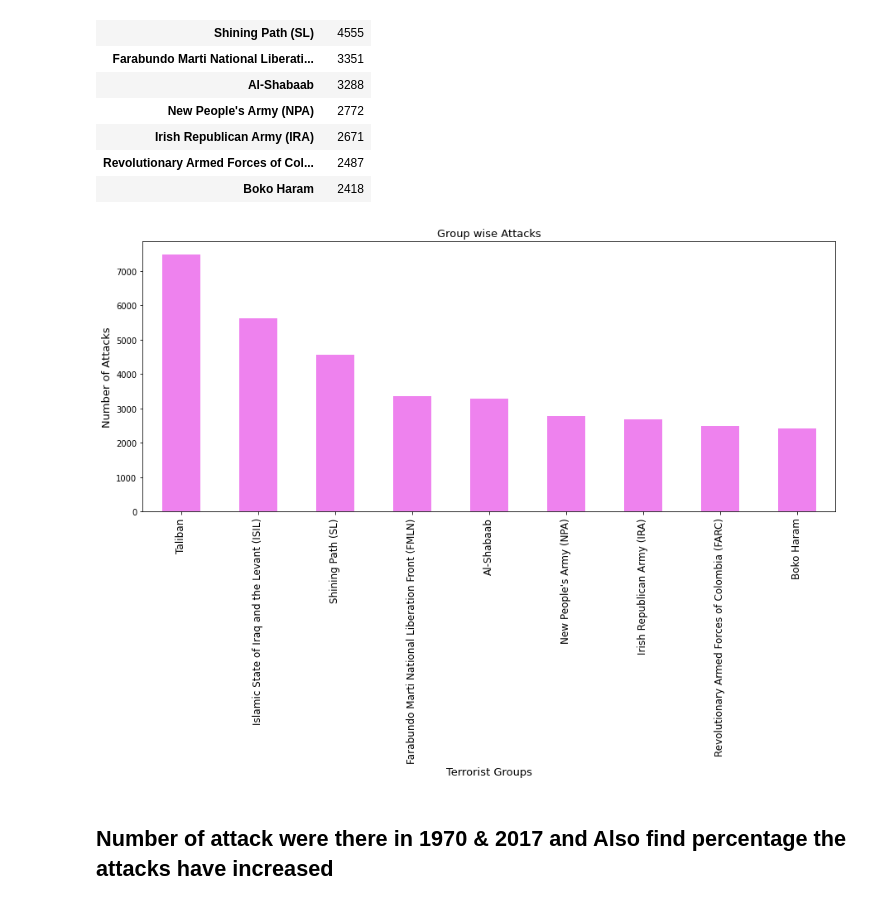
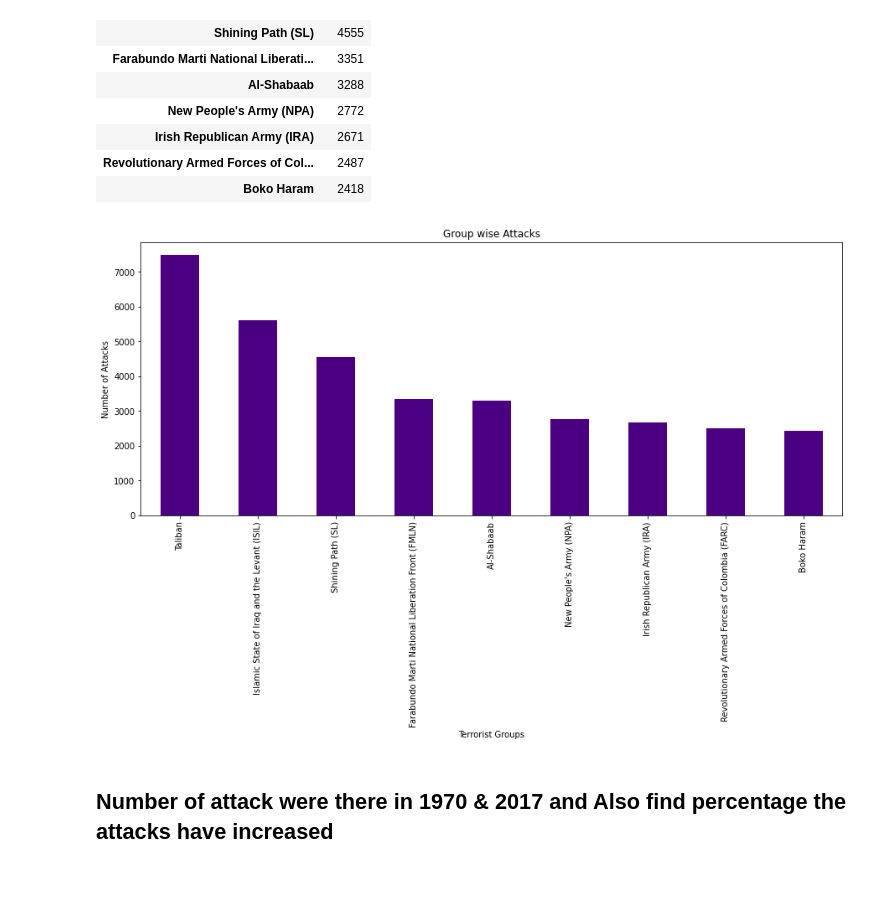
Before and after one commit to deepa-tyagi/global-td, a Jupyter notebook: Copy_of_Global_Terrorism_Analysis_Capstone_Project.ipynb, the cells around one changed output. Saved outputs shown, nothing was run; the diff lists cells and outputs as text; code cells hidden in the pictures; blank space fills up the shorter version.

```diff
--- a/Copy_of_Global_Terrorism_Analysis_Capstone_Project.ipynb
+++ b/Copy_of_Global_Terrorism_Analysis_Capstone_Project.ipynb
@@ -23,7 +23,7 @@ Drive already mounted at /content/drive; to attempt to forcibly remount, call dr
 # %%
 #ISO/IEC 8859-1 encodes what it refers to as "Latin alphabet no. 1"
 
-gtd = pd.read_csv('/content/drive/MyDrive/Colab Notebooks/data/capstone projects/Global Terrorism Analysis/Global Terrorism Data.csv', encoding ='ISO-8859-1')
+gtd = pd.read_csv('/content/drive/MyDrive/Colab Notebooks/capston project/Global Terrorism Data.csv', encoding ='ISO-8859-1')
 # %% [markdown]
 For given data set, each column is demanding very high memory, pandas tries to determine what dtype to set by analyzing the data in each column.
 # %%
@@ -260,14 +260,16 @@ pd.DataFrame(grp)
 | Revolutionary Armed Forces of Col... | 2487 |
 | Boko Haram | 2418 |
 # %%
-grp.plot(kind="bar",color="violet",figsize=(15,6))
-plt.title("Group wise Attacks",fontsize=13)
-plt.xlabel("Terrorist Groups",fontsize=13)
-plt.xticks(fontsize=12)
-plt.ylabel("Number of Attacks",fontsize=13)
+# created bar plot by using matplotlib.pyplot as plt for Group wise Attacks
+grp.plot(kind="bar",color="indigo",figsize=(15,6))
+
+plt.title("Group wise Attacks")
+# Set x and y-labels
+plt.xlabel("Terrorist Groups")
+plt.ylabel("Number of Attacks")
 plt.show()
 # %% [output]
-[figure, old version]
+[figure, new version]
 # %% [markdown]
 ## **Number of attack were there in 1970 & 2017 and Also find percentage the attacks have increased**
 # %%
```
Also changed, not shown: parts of 1 cell of this notebook.
